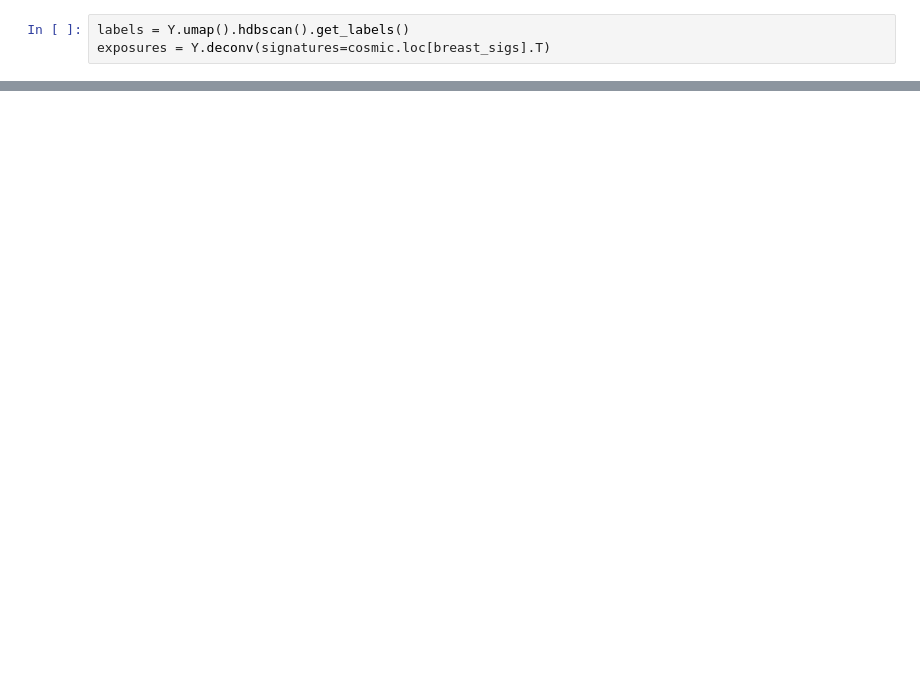
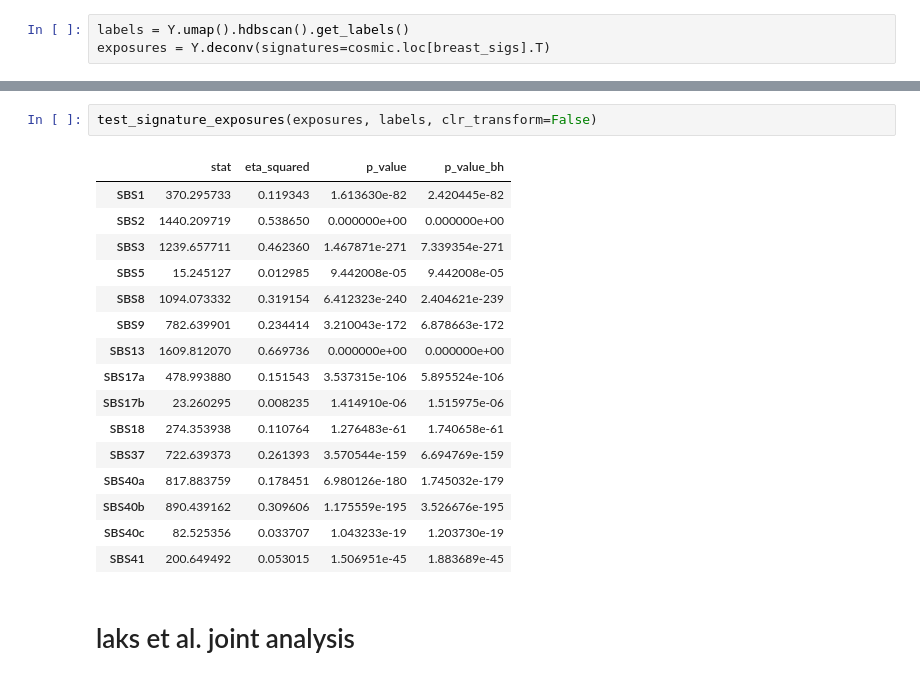
Before and after one commit to wojtowicz-lab/sc-cancer-sig-deconv, a Jupyter notebook: raporty/raport-060526.ipynb, the cells around one changed output, grey strips where cells are left out. Cells and saved outputs as stored; diff of their text form; blank space fills up the shorter version.

```diff
--- a/raporty/raport-060526.ipynb
+++ b/raporty/raport-060526.ipynb
@@ -172,0 +58,21 @@ exposures
+# %%
+test_signature_exposures(exposures, labels, clr_transform=False)
+# %% [output]
+|  | stat | eta_squared | p_value | p_value_bh |
+| SBS1 | 370.295733 | 0.119343 | 1.613630e-82 | 2.420445e-82 |
+| SBS2 | 1440.209719 | 0.538650 | 0.000000e+00 | 0.000000e+00 |
+| SBS3 | 1239.657711 | 0.462360 | 1.467871e-271 | 7.339354e-271 |
+| SBS5 | 15.245127 | 0.012985 | 9.442008e-05 | 9.442008e-05 |
+| SBS8 | 1094.073332 | 0.319154 | 6.412323e-240 | 2.404621e-239 |
+| SBS9 | 782.639901 | 0.234414 | 3.210043e-172 | 6.878663e-172 |
+| SBS13 | 1609.812070 | 0.669736 | 0.000000e+00 | 0.000000e+00 |
+| SBS17a | 478.993880 | 0.151543 | 3.537315e-106 | 5.895524e-106 |
+| SBS17b | 23.260295 | 0.008235 | 1.414910e-06 | 1.515975e-06 |
+| SBS18 | 274.353938 | 0.110764 | 1.276483e-61 | 1.740658e-61 |
+| SBS37 | 722.639373 | 0.261393 | 3.570544e-159 | 6.694769e-159 |
+| SBS40a | 817.883759 | 0.178451 | 6.980126e-180 | 1.745032e-179 |
+| SBS40b | 890.439162 | 0.309606 | 1.175559e-195 | 3.526676e-195 |
+| SBS40c | 82.525356 | 0.033707 | 1.043233e-19 | 1.203730e-19 |
+| SBS41 | 200.649492 | 0.053015 | 1.506951e-45 | 1.883689e-45 |
+# %% [markdown]
+# laks et al. joint analysis
```
Also changed, not shown: parts of 6 cells of this notebook, 1 other file.
